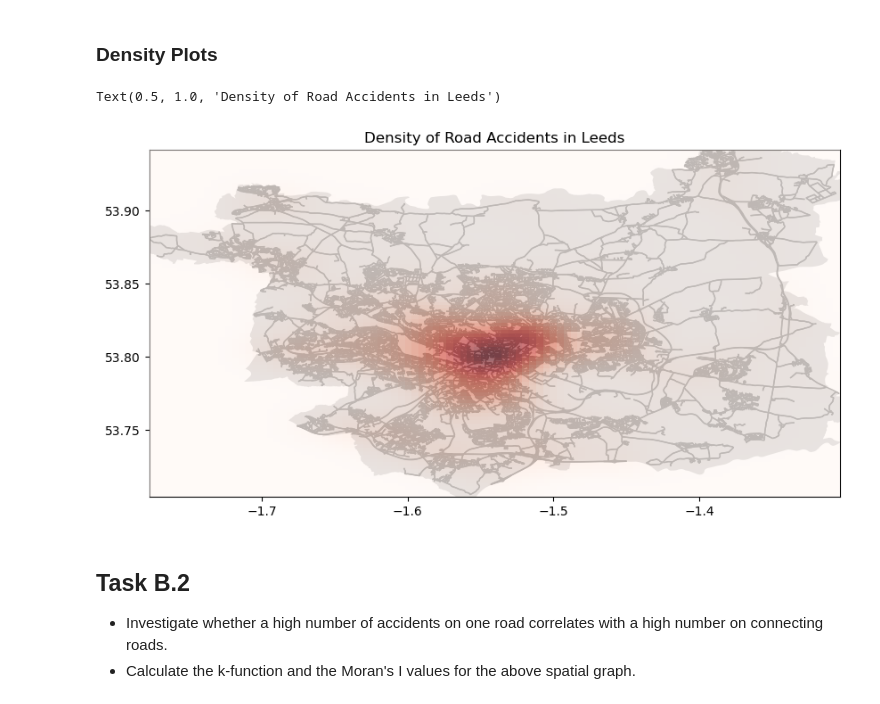
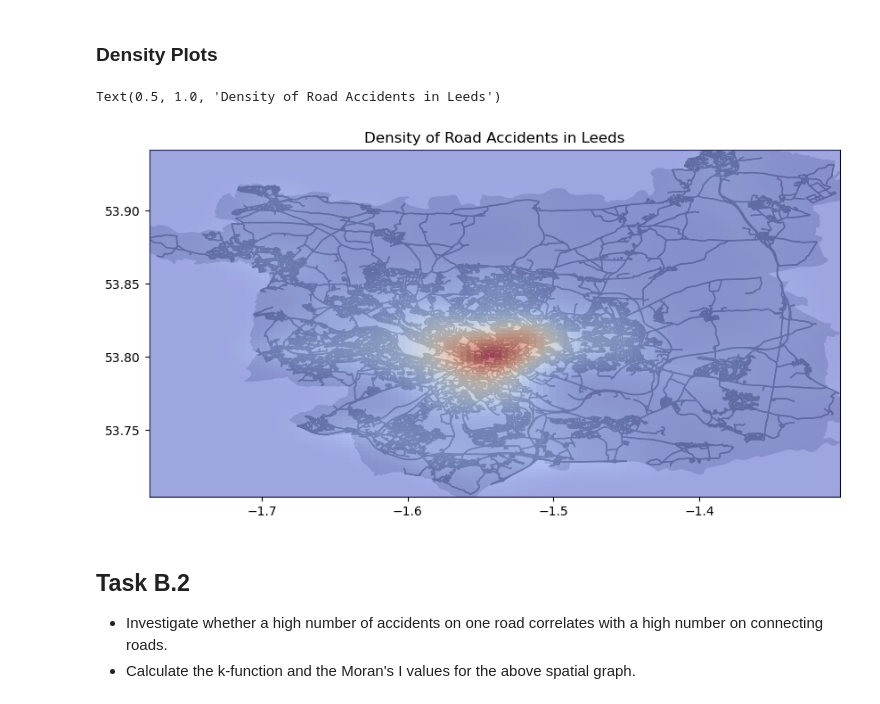
Before and after one commit to RichardGubijev/NDACW2, a Jupyter notebook: taskB/task_b.ipynb, the cells around one changed output. Cells and saved outputs as stored; diff of their text form; code cells hidden in the pictures.

```diff
--- a/taskB/task_b.ipynb
+++ b/taskB/task_b.ipynb
@@ -100,28 +100,28 @@ Text(0.5, 1.0, 'Road Accidents in Leeds')
 # %%
 accidents_gdf = gpd.GeoDataFrame(concat_data, geometry=gpd.points_from_xy(concat_data.longitude, concat_data.latitude))
 accidents_gdf.crs = "EPSG:4326"
 accidents_gdf = accidents_gdf.to_crs(area.crs)
 
 x = accidents_gdf.geometry.x
 y = accidents_gdf.geometry.y
 kde = gaussian_kde([x, y])
 xx, yy = np.mgrid[x.min():x.max():100j, y.min():y.max():100j]
 positions = np.vstack([xx.ravel(), yy.ravel()])
 f = np.reshape(kde(positions).T, xx.shape)
 
 fig, ax = plt.subplots(figsize=(10, 10))
 
 area.plot(ax=ax, color='lightgray', zorder=1)
 edges = ox.graph_to_gdfs(graph_with_roads, nodes=False, edges=True)
 edges.plot(ax=ax, linewidth=1, edgecolor='gray', zorder=2)
 
-ax.imshow(np.rot90(f), cmap='Reds', extent=[x.min(), x.max(), y.min(), y.max()], zorder=3, alpha=0.5)
+ax.imshow(np.rot90(f), cmap='coolwarm', extent=[x.min(), x.max(), y.min(), y.max()], zorder=3, alpha=0.5)
 
 
 ax.set_title("Density of Road Accidents in Leeds")
 # %% [output]
 Text(0.5, 1.0, 'Density of Road Accidents in Leeds')
-[figure, old version]
+[figure, new version]
 # %% [markdown]
 ## Task B.2
 - Investigate whether a high number of accidents on one road correlates with a high number on connecting roads.
```
Also changed, not shown: parts of 3 cells of this notebook.
